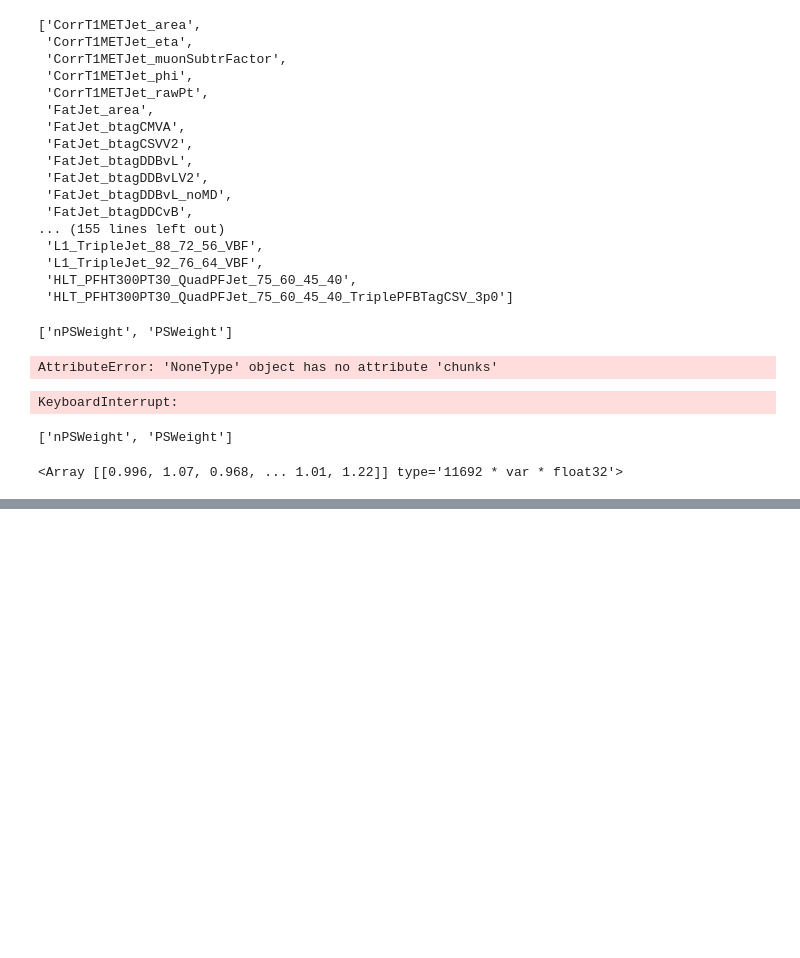
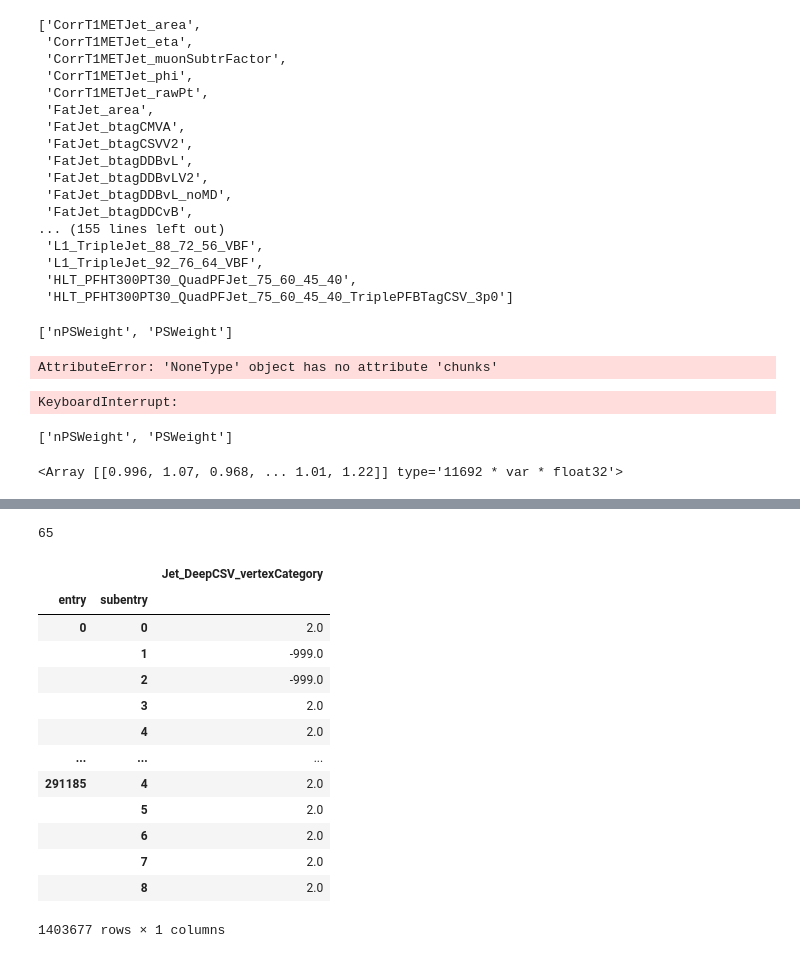
Before and after one commit to hschoenen/VHcc-cTagSF, a Jupyter notebook: Analyzer/condorDESY/prototyping.ipynb, the cells around one changed output, grey strips where cells are left out. Drawn from its saved outputs; the diff is of its cells as text; code cells hidden in the pictures; blank space fills up the shorter version.

```diff
--- a/Analyzer/condorDESY/prototyping.ipynb
+++ b/Analyzer/condorDESY/prototyping.ipynb
@@ -740,0 +849,4 @@ tttosemilepfile['Events'].arrays()[b'PSWeight']
+# %%
+len([key for key in mcfile['Events'].keys() if "Jet_Deep" in key])
+# %% [output]
+65
@@ -740,0 +858,17 @@ tttosemilepfile['Events'].arrays()[b'PSWeight']
+# %%
+dyvertcat
+# %% [output]
+|  |  | Jet_DeepCSV_vertexCategory |
+| entry | subentry |  |
+| 0 | 0 | 2.0 |
+|  | 1 | -999.0 |
+|  | 2 | -999.0 |
+|  | 3 | 2.0 |
+|  | 4 | 2.0 |
+| ... | ... | ... |
+| 291185 | 4 | 2.0 |
+|  | 5 | 2.0 |
+|  | 6 | 2.0 |
+|  | 7 | 2.0 |
+|  | 8 | 2.0 |
+1403677 rows × 1 columns
```
Also changed, not shown: parts of 37 cells of this notebook, 13 other files.
